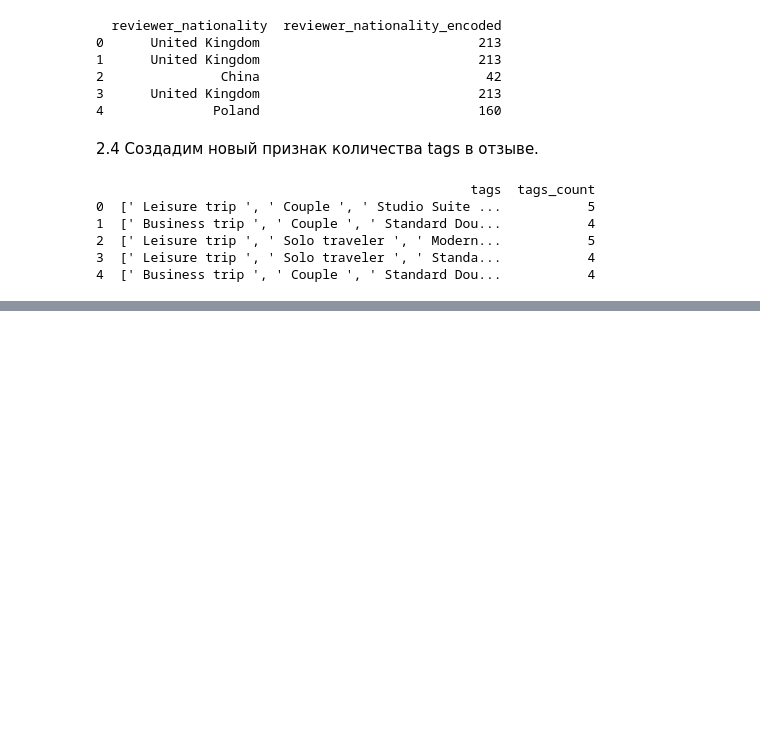
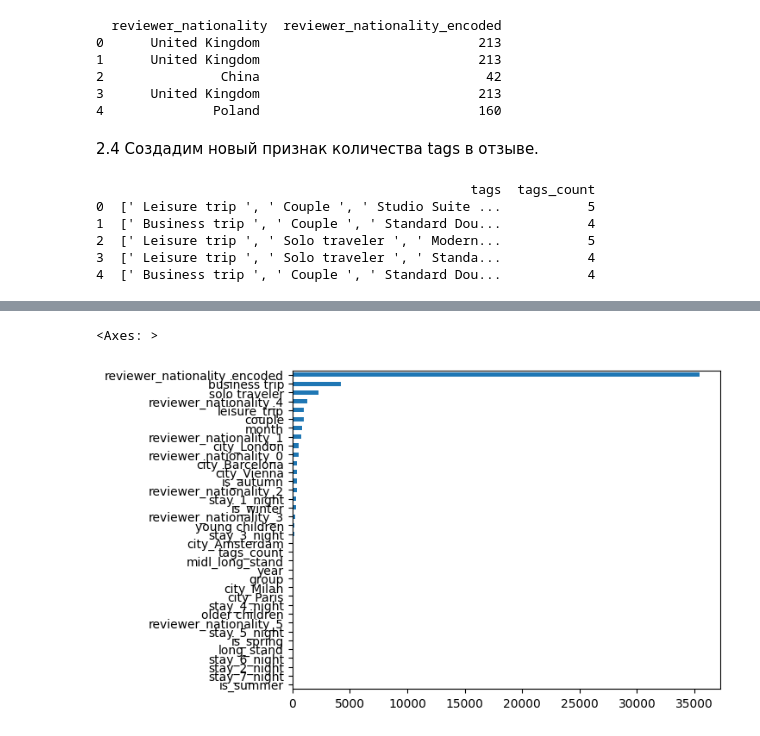
Before and after one commit to IvanMonakov/DataScience, a Jupyter notebook: Projects DS/PROJECT-3/EDA_Proj_3_Model.ipynb, the cells around one changed output, grey strips where cells are left out. Drawn from its saved outputs; the diff is of its cells as text; code cells hidden in the pictures; blank space fills up the shorter version.

```diff
--- a/Projects DS/PROJECT-3/EDA_Proj_3_Model.ipynb
+++ b/Projects DS/PROJECT-3/EDA_Proj_3_Model.ipynb
@@ -245,0 +591,23 @@ KeyError: 'hotel_address'
+# %%
+# Категориальные признаки, которые нужно преобразовать
+cat_cols_to_encode = [
+    'reviewer_nationality_encoded', 'year', 'month', 'is_spring', 'is_summer', 'is_autumn', 'is_winter',
+    'city_Amsterdam', 'city_Barcelona', 'city_London', 'city_Milan', 'city_Paris', 'city_Vienna',
+    'midl_long_stand', 'long_stand',
+    'stay_1_night', 'stay_2_night', 'stay_3_night', 'stay_4_night', 'stay_5_night', 'stay_6_night', 'stay_7_night',
+    'leisure_trip', 'couple', 'business trip', 'solo traveler', 'young children', 'older children', 'group',
+    'tags_count',
+    'reviewer_nationality_0', 'reviewer_nationality_1', 'reviewer_nationality_2',
+    'reviewer_nationality_3', 'reviewer_nationality_4', 'reviewer_nationality_5'
+]
+
+# Если вы хотите преобразовать days_since_review и percent_real_review в категории
+extra_cat_cols = ['days_since_review', 'percent_real_review']
+
+# Объединяем все признаки для кодирования
+all_cols_to_encode = cat_cols_to_encode + extra_cat_cols
+
+# Преобразуем указанные признаки в числовые коды
+for col in all_cols_to_encode:
+    if col in data.columns:  # Проверяем, есть ли признак в DataFrame
+        data[col] = data[col].astype('category').cat.codes
@@ -245,0 +616,12 @@ KeyError: 'hotel_address'
+# %%
+# # убираем признаки которые еще не успели обработать,
+# # модель на признаках с dtypes "object" обучаться не будет, просто выберим их и удалим
+object_columns = [s for s in data.columns if data[s].dtypes == 'object']
+data.drop(object_columns, axis = 1, inplace=True)
+# удвляем данные формата datetime64
+data.drop('review_date', axis=1, inplace=True)
+# %%
+# Разбиваем датафрейм на части, необходимые для обучения и тестирования модели
+# Х - данные с информацией об отелях, у - целевая переменная (рейтинги отелей)
+X = data.drop(['reviewer_score'], axis = 1)
+y = data['reviewer_score']
@@ -245,0 +689,12 @@ KeyError: 'hotel_address'
+# %%
+y=y.astype('int')
+
+...
+from sklearn.feature_selection import chi2 # хи-квадрат
+
+imp_cat = pd.Series(chi2(X[cat_cols], y)[0], index=cat_cols)
+imp_cat.sort_values(inplace = True)
+imp_cat.plot(kind = 'barh')
+# %% [output]
+<Axes: >
+[figure, added]
```
Also changed, not shown: parts of 49 cells of this notebook, 3 other files.
